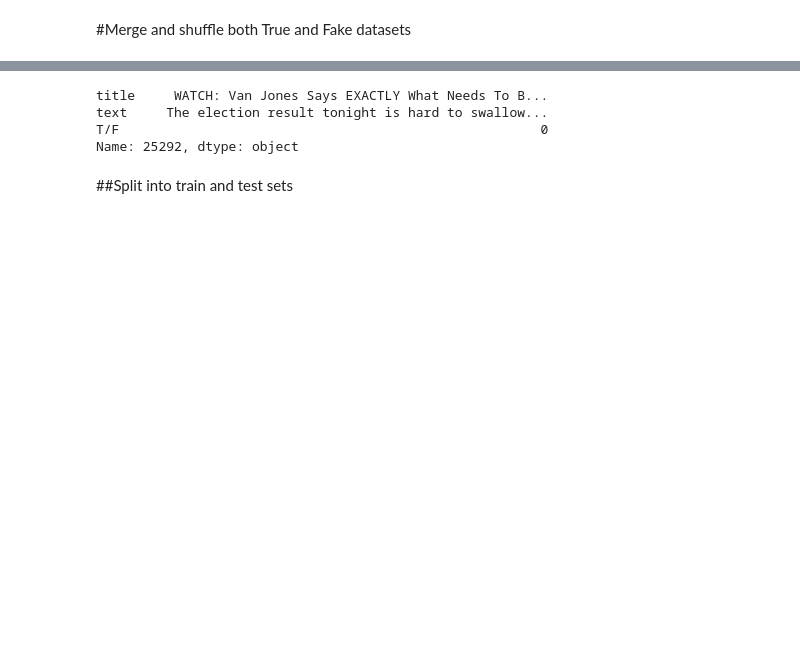
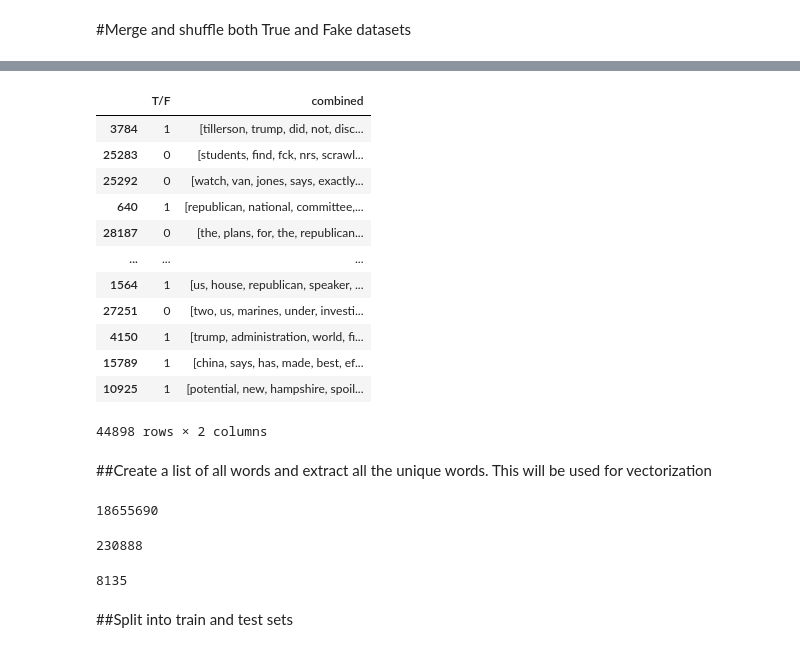
Before and after one commit to Ricky-790/Personal-Data-sci, a Jupyter notebook: files/RealFake_news.ipynb, the cells around one changed output, grey strips where cells are left out. Saved outputs shown, nothing was run; the diff lists cells and outputs as text; code cells hidden in the pictures; blank space fills up the shorter version.

```diff
--- a/files/RealFake_news.ipynb
+++ b/files/RealFake_news.ipynb
@@ -473,12 +519,47 @@ fake_news
+# %%
+data = data.drop(columns = 'title')
+data = data.drop(columns = 'text')
 # %%
-data = pd.concat([true_news, fake_news], ignore_index=True)
-data = data.sample(frac=1, random_state=42)
-data.iloc[25007]
+data=data.sample(frac=1, random_state=42)
+data
 # %% [output]
+|  | T/F | combined |
+| 3784 | 1 | [tillerson, trump, did, not, disc... |
+| 25283 | 0 | [students, find, fck, nrs, scrawl... |
+| 25292 | 0 | [watch, van, jones, says, exactly... |
+| 640 | 1 | [republican, national, committee,... |
+| 28187 | 0 | [the, plans, for, the, republican... |
+| ... | ... | ... |
+| 1564 | 1 | [us, house, republican, speaker, ... |
+| 27251 | 0 | [two, us, marines, under, investi... |
+| 4150 | 1 | [trump, administration, world, fi... |
+| 15789 | 1 | [china, says, has, made, best, ef... |
+| 10925 | 1 | [potential, new, hampshire, spoil... |
-title     WATCH: Van Jones Says EXACTLY What Needs To B...
-text     The election result tonight is hard to swallow...
-T/F                                                      0
-Name: 25292, dtype: object
+44898 rows × 2 columns
+# %% [markdown]
+##Create a list of all words and extract all the unique words. This will be used for vectorization
+# %%
+list_of_words = []
+for i in data['combined']:
+  for j in i:
+    list_of_words.append(j)
+print(len(list_of_words))
+list_of_words = set(list_of_words)
+# %% [output]
+18655690
+# %%
+num_of_words = len(list_of_words)
+num_of_words
+# %% [output]
+230888
+# %%
+array = []
+for i in data['combined']:
+  array.append(len(i))
+
+max(array) # This gives the length of the longest sequence
+# %% [output]
+8135
 # %% [markdown]
 ##Split into train and test sets
 # %%
```
Also changed, not shown: parts of 52 cells of this notebook.
